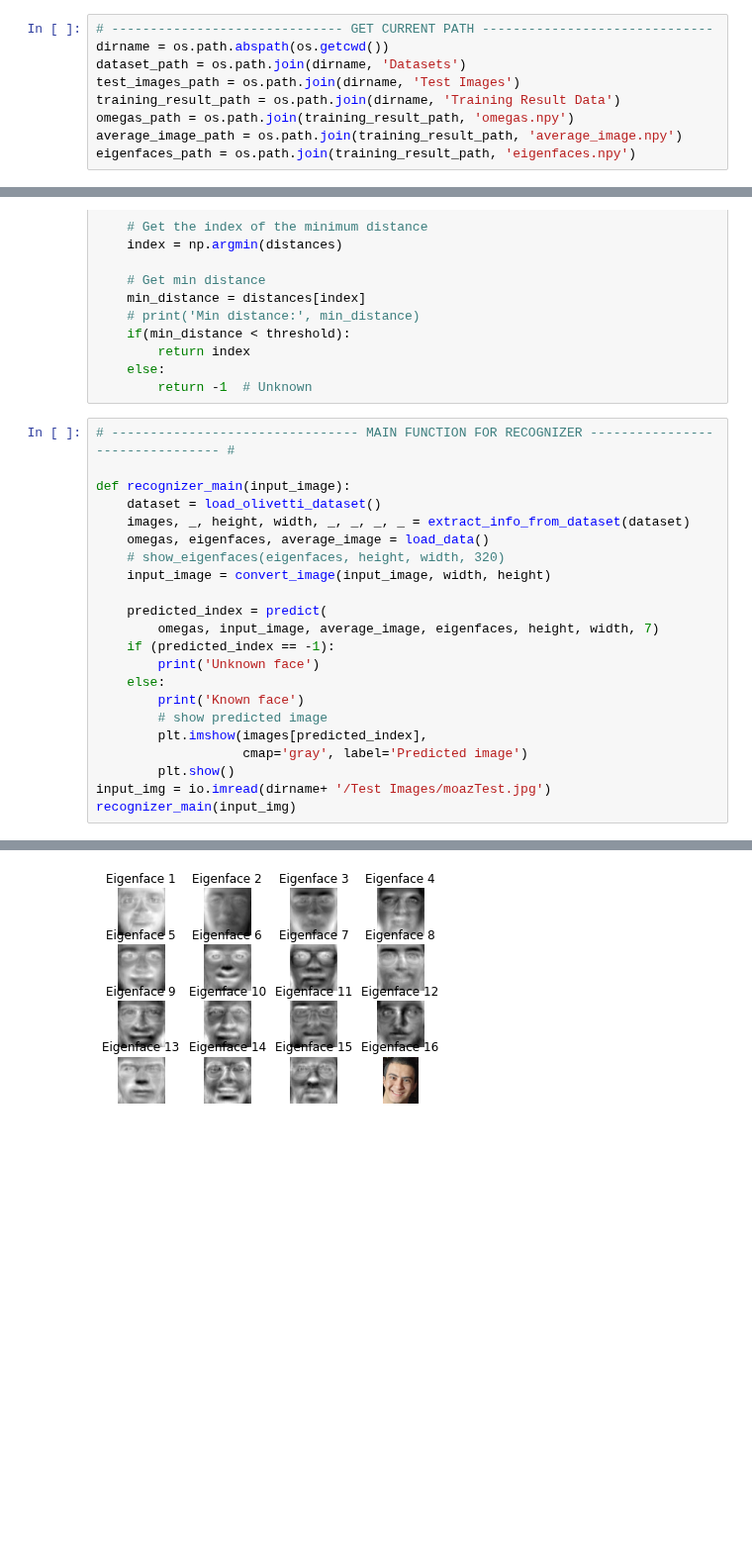
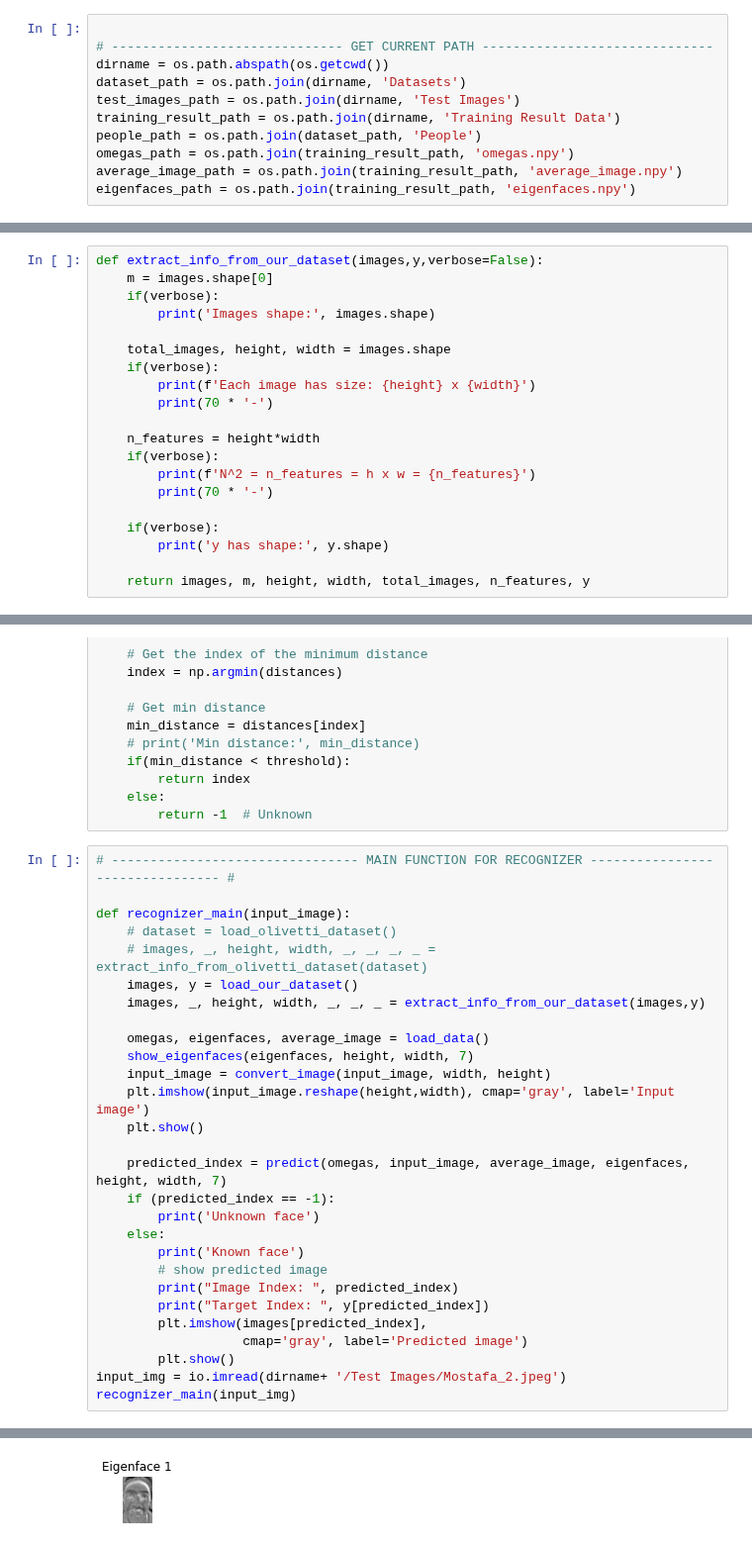
Before and after one commit to ahmedmoh1234/FaceDetection-Recognition, a Jupyter notebook: Recognizer/Eigenfaces/main_recognizer.ipynb, the cells around one changed output, grey strips where cells are left out. Shown at 99% size. Drawn from its saved outputs; the diff is of its cells as text; blank space fills up the shorter version.

Commit message:
[FEAT] Adding logic to recognizer with our dataset images

```diff
--- a/Recognizer/Eigenfaces/main_recognizer.ipynb
+++ b/Recognizer/Eigenfaces/main_recognizer.ipynb
@@ -11,9 +30,11 @@ import os
 # %%
+
 # ------------------------------ GET CURRENT PATH ------------------------------
 dirname = os.path.abspath(os.getcwd())
 dataset_path = os.path.join(dirname, 'Datasets')
 test_images_path = os.path.join(dirname, 'Test Images')
 training_result_path = os.path.join(dirname, 'Training Result Data')
+people_path = os.path.join(dataset_path, 'People')
 omegas_path = os.path.join(training_result_path, 'omegas.npy')
 average_image_path = os.path.join(training_result_path, 'average_image.npy')
 eigenfaces_path = os.path.join(training_result_path, 'eigenfaces.npy')
@@ -86,6 +119,26 @@ def extract_info_from_dataset(dataset, verbose=False):
         print('Number of people =', num_people)
 
     return images, m, height, width, total_images, n_features, y, num_people
+# %%
+def extract_info_from_our_dataset(images,y,verbose=False):
+    m = images.shape[0]
+    if(verbose):
+        print('Images shape:', images.shape)
+
+    total_images, height, width = images.shape
+    if(verbose):
+        print(f'Each image has size: {height} x {width}')
+        print(70 * '-')
+
+    n_features = height*width
+    if(verbose):
+        print(f'N^2 = n_features = h x w = {n_features}')
+        print(70 * '-')
+
+    if(verbose):
+        print('y has shape:', y.shape)
+
+    return images, m, height, width, total_images, n_features, y
 # %%
 #----------------------- CREATE PEOPLE DICTIONARY -----------------------#
 
@@ -324,22 +378,28 @@ def predict(omegas, test_image, average_image, eigenfaces, height, width, thresh
 # -------------------------------- MAIN FUNCTION FOR RECOGNIZER -------------------------------- #
 
 def recognizer_main(input_image):
-    dataset = load_olivetti_dataset()
-    images, _, height, width, _, _, _, _ = extract_info_from_dataset(dataset)
+    # dataset = load_olivetti_dataset()
+    # images, _, height, width, _, _, _, _ = extract_info_from_olivetti_dataset(dataset)
+    images, y = load_our_dataset()
+    images, _, height, width, _, _, _ = extract_info_from_our_dataset(images,y)
+
     omegas, eigenfaces, average_image = load_data()
-    # show_eigenfaces(eigenfaces, height, width, 320)
+    show_eigenfaces(eigenfaces, height, width, 7)
     input_image = convert_image(input_image, width, height)
+    plt.imshow(input_image.reshape(height,width), cmap='gray', label='Input image')
+    plt.show()
 
-    predicted_index = predict(
-        omegas, input_image, average_image, eigenfaces, height, width, 7)
+    predicted_index = predict(omegas, input_image, average_image, eigenfaces, height, width, 7)
     if (predicted_index == -1):
         print('Unknown face')
     else:
         print('Known face')
         # show predicted image
+        print("Image Index: ", predicted_index)
+        print("Target Index: ", y[predicted_index])
         plt.imshow(images[predicted_index],
                    cmap='gray', label='Predicted image')
         plt.show()
-input_img = io.imread(dirname+ '/Test Images/moazTest.jpg')
+input_img = io.imread(dirname+ '/Test Images/Mostafa_2.jpeg')
 recognizer_main(input_img)
 # %% [output]
@@ -347 +406 @@ d:\Senior II\Image Processing\Project\FaceDetection-Recognition\Recognizer\Eigen
-[figure, old version]
+[figure, new version]
```
Also changed, not shown: parts of 9 cells of this notebook, 5 other files.
